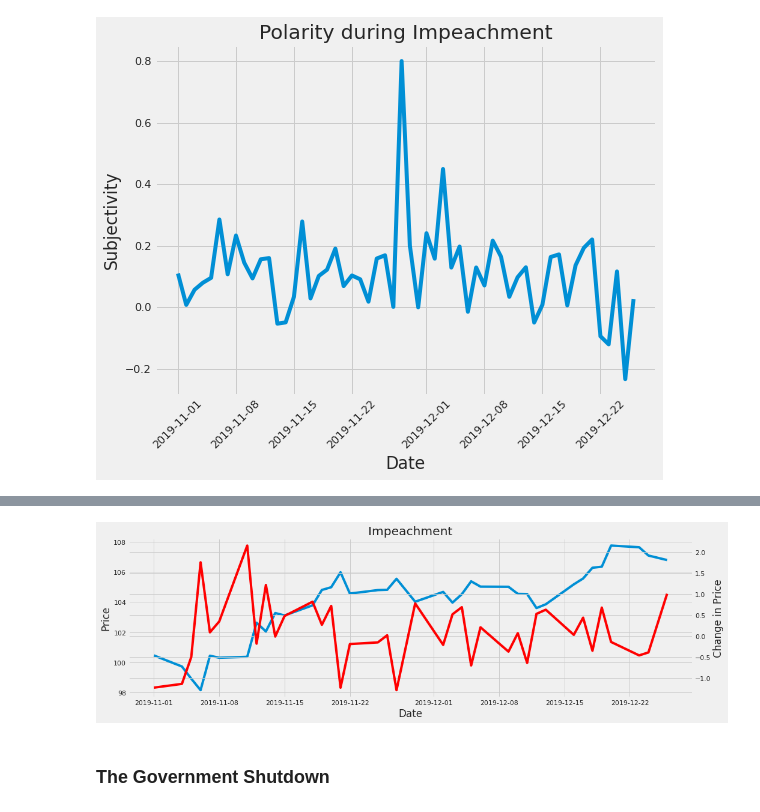
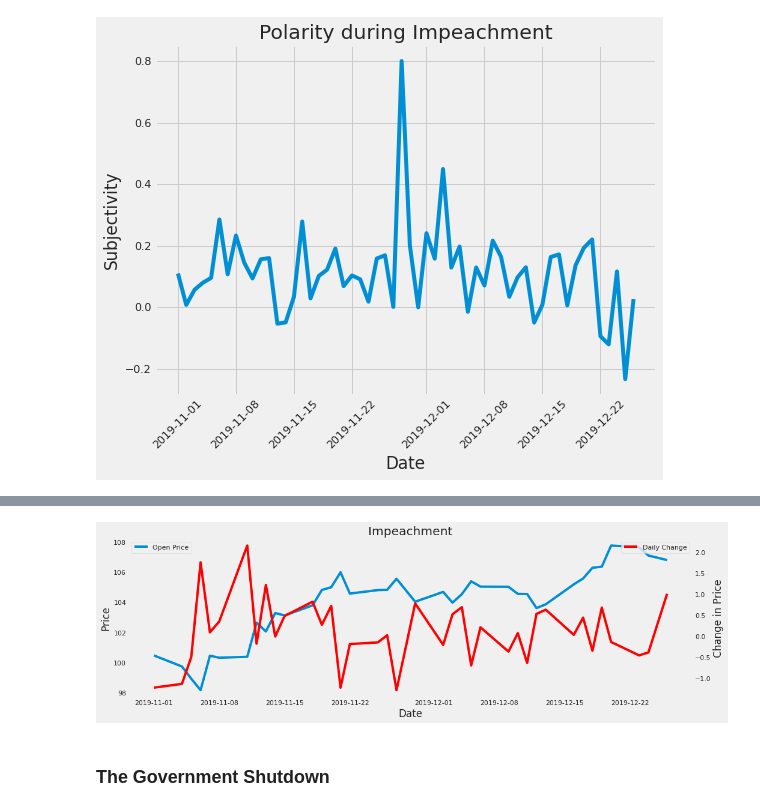
Before and after one commit to cybertraining-dsc/fa20-523-307, a Jupyter notebook: project/Analysis of Financial Markets based on President Trump's Tweets.ipynb, the cells around one changed output, grey strips where cells are left out. Saved outputs shown, nothing was run; the diff lists cells and outputs as text; code cells hidden in the pictures.

Commit message:
Begin graph improvements

```diff
--- a/project/Analysis of Financial Markets based on President Trump's Tweets.ipynb
+++ b/project/Analysis of Financial Markets based on President Trump's Tweets.ipynb
@@ -834,20 +764,23 @@ impeachment_stock_data.head()
 # %%
 fig = plt.figure(figsize=(15,10))
 ax1 = fig.add_subplot(2,1,1)
-#ax2 = fig.add_subplot(2,1,2)
-ax1.plot(impeachment_stock_data['Date'], impeachment_stock_data['Open'])
+
+ax1.plot(impeachment_stock_data['Date'], impeachment_stock_data['Open'], label = "Open Price")
 ax1.set_xlabel("Date")
 ax1.set_ylabel("Price")
 ax1.set_title('Impeachment')
 ax2 = ax1.twinx()
-#plt.subplots_adjust(hspace=0.3)
-ax2.plot(impeachment_stock_data['Date'],  impeachment_stock_data['Daily Change'], color='red')
+
+ax2.plot(impeachment_stock_data['Date'],  impeachment_stock_data['Daily Change'], color='red', label = "Daily Change")
 ax2.set_xlabel("Date")
 ax2.set_ylabel("Change in Price")
-#ax2.set_title('Daily Price Change during Impeachment')
+ax1.legend()
+ax2.legend()
+ax1.grid(False)
+ax2.grid(False)
 plt.show()
 # %% [output]
-[figure, old version]
+[figure, new version]
 # %% [markdown]
 ### The Government Shutdown
 # %%
```
Also changed, not shown: parts of 11 cells of this notebook.
